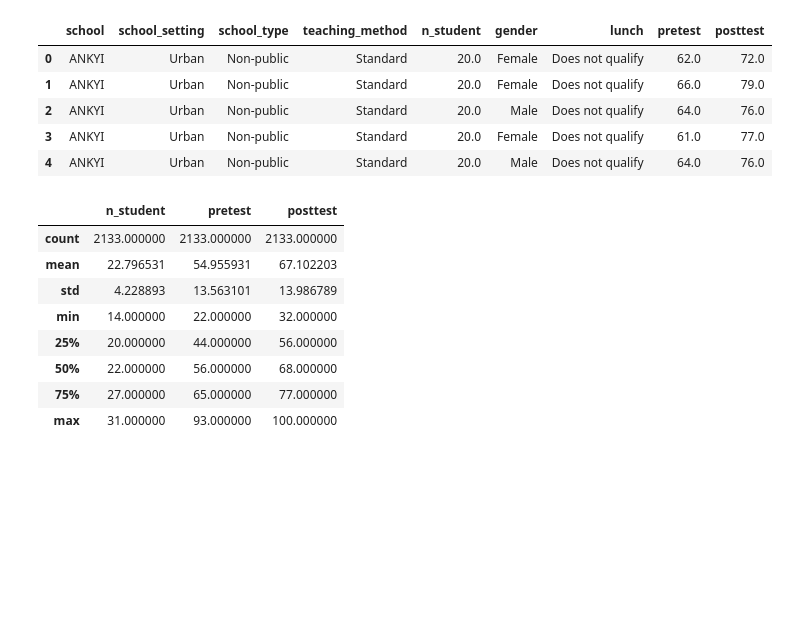
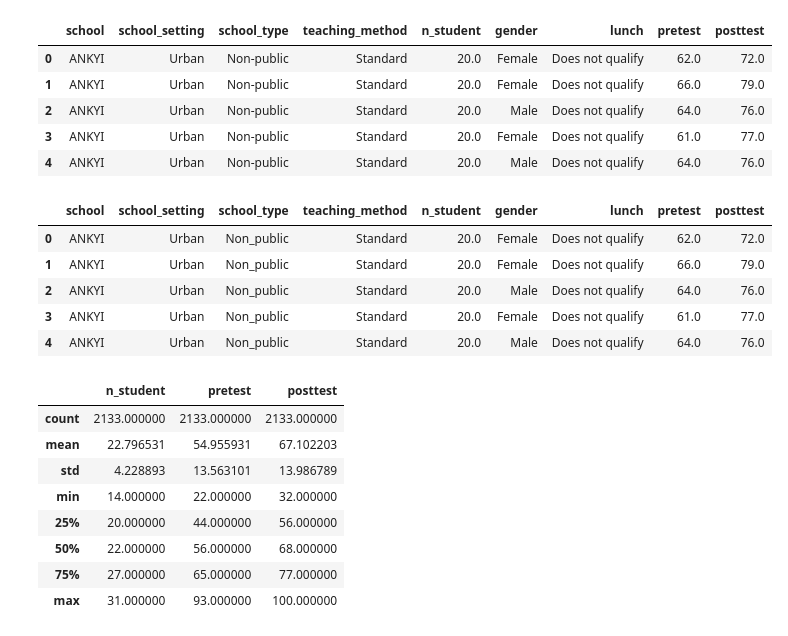
Before and after one commit to thgemanuel/Etapa-1_Topicos_especiais_em_IC, a Jupyter notebook: Trabalho_final_Etapa_1_TIC_Thiago_Emanuel.ipynb, the cells around one changed output. Saved outputs shown, nothing was run; the diff lists cells and outputs as text; code cells hidden in the pictures; blank space fills up the shorter version.

```diff
--- a/Trabalho_final_Etapa_1_TIC_Thiago_Emanuel.ipynb
+++ b/Trabalho_final_Etapa_1_TIC_Thiago_Emanuel.ipynb
@@ -62,6 +62,16 @@ df2.head()
 | 2 | ANKYI | Urban | Non-public | Standard | 20.0 | Male | Does not qualify | 64.0 | 76.0 |
 | 3 | ANKYI | Urban | Non-public | Standard | 20.0 | Female | Does not qualify | 61.0 | 77.0 |
 | 4 | ANKYI | Urban | Non-public | Standard | 20.0 | Male | Does not qualify | 64.0 | 76.0 |
+# %%
+df2['school_type'] = df2['school_type'].str.replace('-', '_')
+df2.head()
+# %% [output]
+|  | school | school_setting | school_type | teaching_method | n_student | gender | lunch | pretest | posttest |
+| 0 | ANKYI | Urban | Non_public | Standard | 20.0 | Female | Does not qualify | 62.0 | 72.0 |
+| 1 | ANKYI | Urban | Non_public | Standard | 20.0 | Female | Does not qualify | 66.0 | 79.0 |
+| 2 | ANKYI | Urban | Non_public | Standard | 20.0 | Male | Does not qualify | 64.0 | 76.0 |
+| 3 | ANKYI | Urban | Non_public | Standard | 20.0 | Female | Does not qualify | 61.0 | 77.0 |
+| 4 | ANKYI | Urban | Non_public | Standard | 20.0 | Male | Does not qualify | 64.0 | 76.0 |
 # %%
 df2.describe()
 # %% [output]
```
Also changed, not shown: parts of 24 cells of this notebook.
